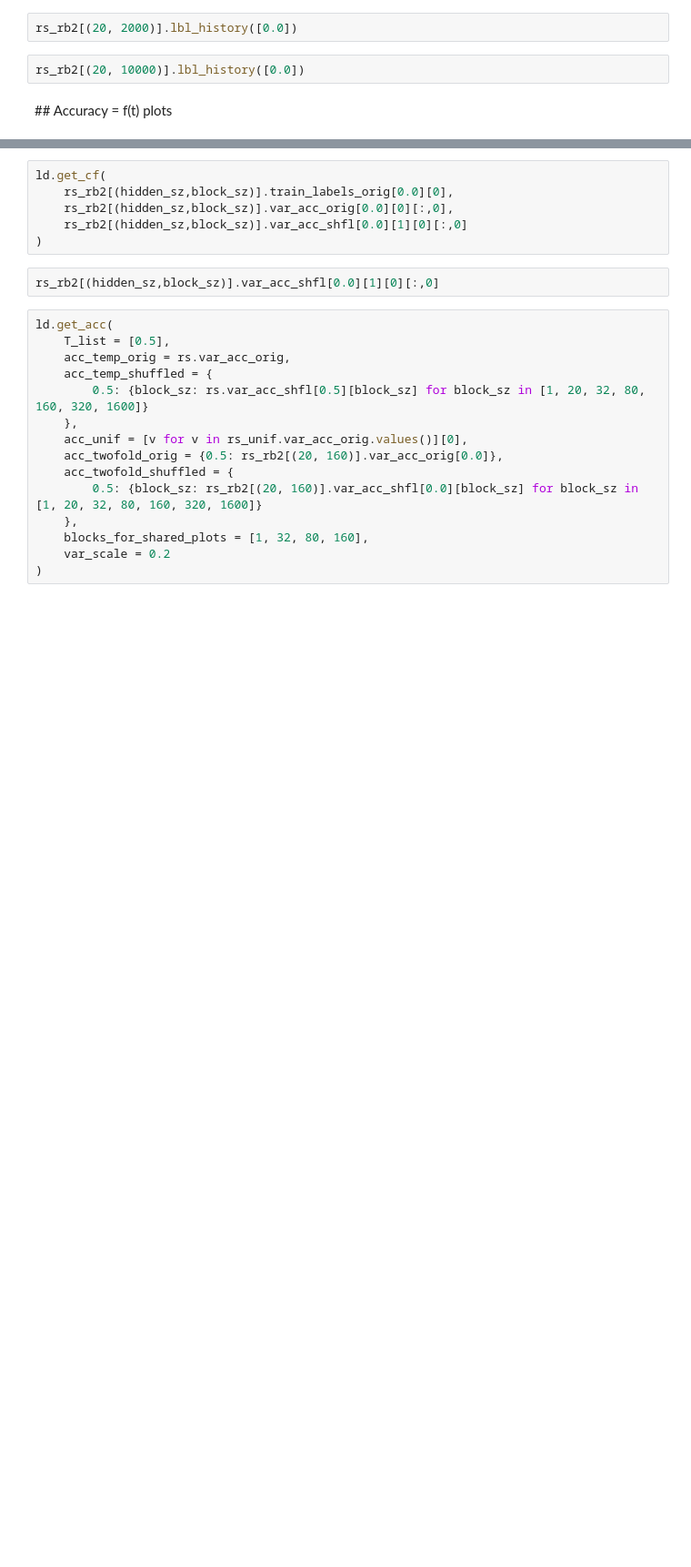
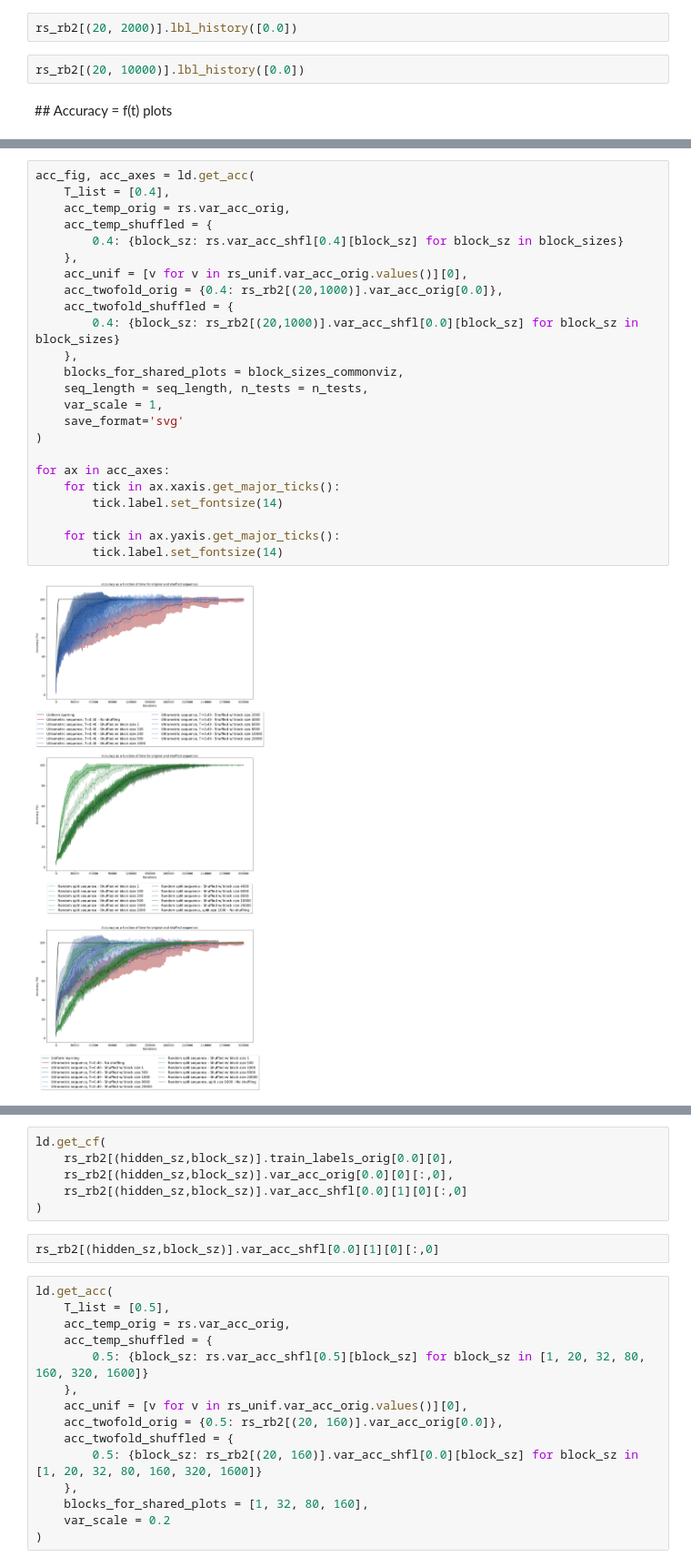
Before and after one commit to Brossollet-Antonin/Ultrametric-benchmark, a Jupyter notebook: notebooks/data_analysis_v2.ipynb, the cells around one changed output, grey strips where cells are left out. Shown at 91% size. Saved outputs shown, nothing was run; the diff lists cells and outputs as text; blank space fills up the shorter version.

```diff
--- a/notebooks/data_analysis_v2.ipynb
+++ b/notebooks/data_analysis_v2.ipynb
@@ -189,2 +188,28 @@ ld.get_acc_nomarkers(
 )
+# %%
+acc_fig, acc_axes = ld.get_acc(
+    T_list = [0.4],
+    acc_temp_orig = rs.var_acc_orig,
+    acc_temp_shuffled = {
+        0.4: {block_sz: rs.var_acc_shfl[0.4][block_sz] for block_sz in block_sizes}
+    },
+    acc_unif = [v for v in rs_unif.var_acc_orig.values()][0],
+    acc_twofold_orig = {0.4: rs_rb2[(20,1000)].var_acc_orig[0.0]},
+    acc_twofold_shuffled = {
+        0.4: {block_sz: rs_rb2[(20,1000)].var_acc_shfl[0.0][block_sz] for block_sz in block_sizes}
+    },
+    blocks_for_shared_plots = block_sizes_commonviz,
+    seq_length = seq_length, n_tests = n_tests,
+    var_scale = 1,
+    save_format='svg'
+)
+
+for ax in acc_axes:
+    for tick in ax.xaxis.get_major_ticks():
+        tick.label.set_fontsize(14)
+
+    for tick in ax.yaxis.get_major_ticks():
+        tick.label.set_fontsize(14)
+# %% [output]
+[figure, added]
 # %%
```
Also changed, not shown: parts of 19 cells of this notebook, 2 other files.
